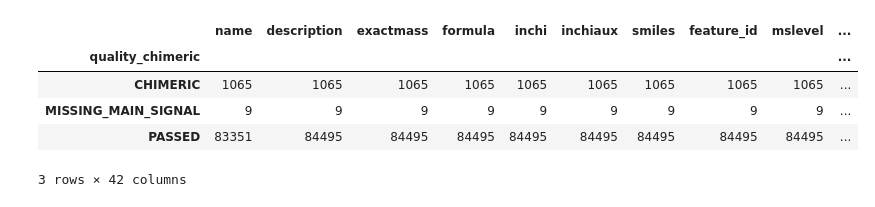
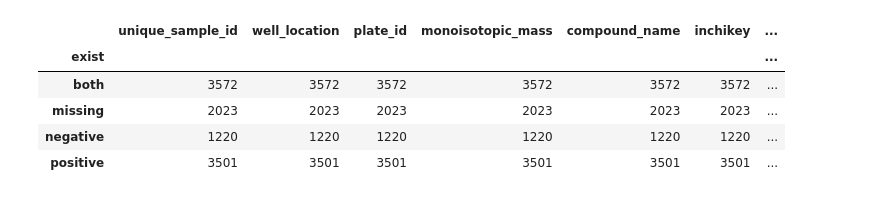
Before and after one commit to corinnabrungs/msn_tree_library, a Jupyter notebook: notebooks/comparison_positive_negative.ipynb, the cells around one changed output. Drawn from its saved outputs; the diff is of its cells as text; code cells hidden in the pictures.

```diff
--- a/notebooks/comparison_positive_negative.ipynb
+++ b/notebooks/comparison_positive_negative.ipynb
@@ -35,6 +35,7 @@ def read_mgf(infile) -> pd.DataFrame:
     df["monoisotopic_mass"] = df["exactmass"]
   #
   if "usi" in df.columns:
-    df["unique_sample_id"] = ["pluskal{}_id".format(re.search(r'pluskal(.*?)_id', usi).group(1))  for usi in df["usi"]]
+    df["unique_sample_id"] = ["pluskal{}_id".format(re.search(r'pluskal(.*?)_id', usi).group(1)) for
+                              usi in df["usi"]]
   return df
 # %%
@@ -119,0 +67,9 @@ negative_df.drop_duplicates(["inchikey"])
+# %%
+## in case no classyfire results
+libdf = libdf[(libdf["monoisotopic_mass"] > 114) & (libdf["plate_id"] != "07P")].copy()
+libdf_filtered = libdf.sort_values(by="none")
+libdf_filtered = libdf_filtered[
+  ["unique_sample_id", "well_location", "plate_id", "monoisotopic_mass", "compound_name",
+   "inchikey", "molecular_species", "npclassifier_class_results", "npclassifier_superclass_results",
+   "npclassifier_pathway_results", "logp"]].drop_duplicates(
+    ["unique_sample_id", "inchikey"]).sort_index()
@@ -119,0 +79,29 @@ negative_df.drop_duplicates(["inchikey"])
+# %%
+mapper = {
+  "left_only": "positive",
+  "right_only": "negative",
+  "both": "both",
+}
+
+detect = {
+  "left_only": "missing",
+  "right_only": "error",
+  "both": "detected",
+}
+
+dfs = []
+
+for df in [filtered_positive, filtered_negative]:
+  df = df[["inchikey", "unique_sample_id"]].drop_duplicates(
+      ["unique_sample_id", "inchikey"]).set_index(
+      ["unique_sample_id", "inchikey"])
+  dfs.append(df)
+
+outer = pd.merge(dfs[0], dfs[1], indicator="exist", how="outer", left_index=True,
+                 right_index=True, suffixes=("", "_data")).reset_index()
+df_diff_filtered = pd.merge(libdf_filtered, outer, how="left", on=["unique_sample_id", "inchikey"],
+                            indicator="detected")
+# df_diff_filtered = df_diff_filtered[["unique_sample_id", "inchikey", "exist", "smiles", "well_location", "plate_id"]]
+df_diff_filtered["exist"] = [mapper.get(ex, "missing") for ex in df_diff_filtered["exist"]]
+df_diff_filtered["detected"] = [detect.get(ex, "") for ex in df_diff_filtered["detected"]]
+df_diff_filtered
@@ -120,9 +122,9 @@ negative_df.drop_duplicates(["inchikey"])
 # %%
-negative_df.groupby(["quality_chimeric"]).count()
+df_diff_filtered.groupby("exist").count()
 # %% [output]
-|  | name | description | exactmass | formula | inchi | inchiaux | smiles | feature_id | mslevel | ... |
-| quality_chimeric |  |  |  |  |  |  |  |  |  | ... |
-| CHIMERIC | 1065 | 1065 | 1065 | 1065 | 1065 | 1065 | 1065 | 1065 | 1065 | ... |
-| MISSING_MAIN_SIGNAL | 9 | 9 | 9 | 9 | 9 | 9 | 9 | 9 | 9 | ... |
-| PASSED | 83351 | 84495 | 84495 | 84495 | 84495 | 84495 | 84495 | 84495 | 84495 | ... |
+|  | unique_sample_id | well_location | plate_id | monoisotopic_mass | compound_name | inchikey | ... |
+| exist |  |  |  |  |  |  | ... |
+| both | 3572 | 3572 | 3572 | 3572 | 3572 | 3572 | ... |
+| missing | 2023 | 2023 | 2023 | 2023 | 2023 | 2023 | ... |
+| negative | 1220 | 1220 | 1220 | 1220 | 1220 | 1220 | ... |
+| positive | 3501 | 3501 | 3501 | 3501 | 3501 | 3501 | ... |
-3 rows × 42 columns
```
Also changed, not shown: parts of 38 cells of this notebook.
